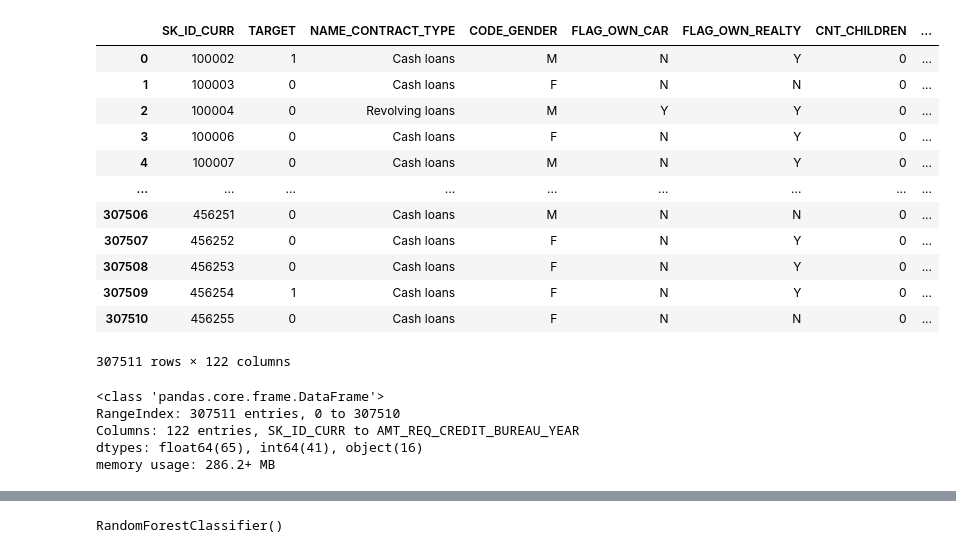
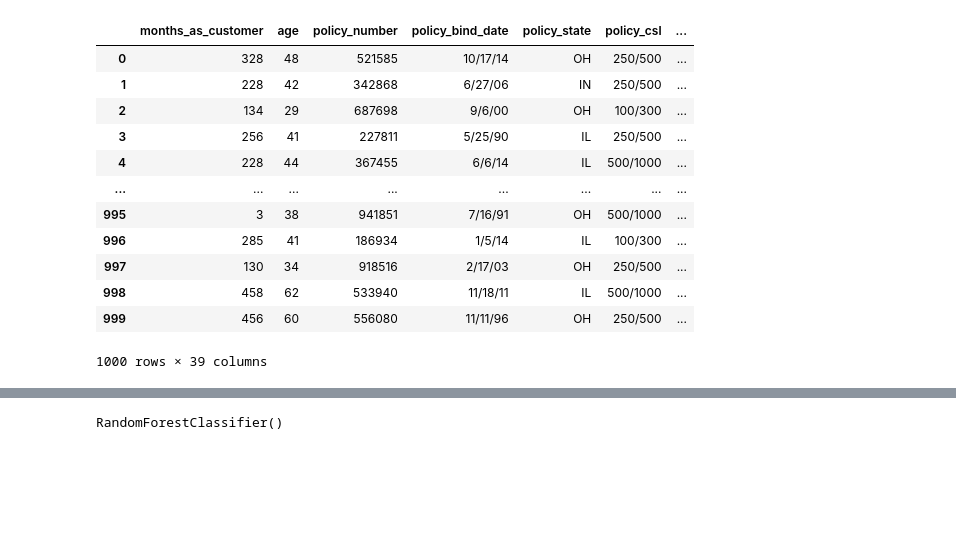
Before and after one commit to mudnighrs/Fraud_Detection, a Jupyter notebook: Fraud_DetectionPART2.ipynb, the cells around one changed output, grey strips where cells are left out. Cells and saved outputs as stored; diff of their text form; code cells hidden in the pictures; blank space fills up the shorter version.

```diff
--- a/Fraud_DetectionPART2.ipynb
+++ b/Fraud_DetectionPART2.ipynb
@@ -6,27 +6,19 @@ import pandas as pd
 import matplotlib.pyplot as plt
 import sklearn
 # %%
-df=pd.read_csv("/Users/lakshayasinghtanwar/Desktop/ESElab/credit_card.csv")
+df=pd.read_csv("/Users/lakshayasinghtanwar/Desktop/ESElab/insurance.csv")
 df
 # %% [output]
-|  | SK_ID_CURR | TARGET | NAME_CONTRACT_TYPE | CODE_GENDER | FLAG_OWN_CAR | FLAG_OWN_REALTY | CNT_CHILDREN | ... |
-| 0 | 100002 | 1 | Cash loans | M | N | Y | 0 | ... |
-| 1 | 100003 | 0 | Cash loans | F | N | N | 0 | ... |
-| 2 | 100004 | 0 | Revolving loans | M | Y | Y | 0 | ... |
-| 3 | 100006 | 0 | Cash loans | F | N | Y | 0 | ... |
-| 4 | 100007 | 0 | Cash loans | M | N | Y | 0 | ... |
-| ... | ... | ... | ... | ... | ... | ... | ... | ... |
-| 307506 | 456251 | 0 | Cash loans | M | N | N | 0 | ... |
-| 307507 | 456252 | 0 | Cash loans | F | N | Y | 0 | ... |
-| 307508 | 456253 | 0 | Cash loans | F | N | Y | 0 | ... |
-| 307509 | 456254 | 1 | Cash loans | F | N | Y | 0 | ... |
-| 307510 | 456255 | 0 | Cash loans | F | N | N | 0 | ... |
+|  | months_as_customer | age | policy_number | policy_bind_date | policy_state | policy_csl | ... |
+| 0 | 328 | 48 | 521585 | 10/17/14 | OH | 250/500 | ... |
+| 1 | 228 | 42 | 342868 | 6/27/06 | IN | 250/500 | ... |
+| 2 | 134 | 29 | 687698 | 9/6/00 | OH | 100/300 | ... |
+| 3 | 256 | 41 | 227811 | 5/25/90 | IL | 250/500 | ... |
+| 4 | 228 | 44 | 367455 | 6/6/14 | IL | 500/1000 | ... |
+| ... | ... | ... | ... | ... | ... | ... | ... |
+| 995 | 3 | 38 | 941851 | 7/16/91 | OH | 500/1000 | ... |
+| 996 | 285 | 41 | 186934 | 1/5/14 | IL | 100/300 | ... |
+| 997 | 130 | 34 | 918516 | 2/17/03 | OH | 250/500 | ... |
+| 998 | 458 | 62 | 533940 | 11/18/11 | IL | 500/1000 | ... |
+| 999 | 456 | 60 | 556080 | 11/11/96 | OH | 250/500 | ... |
-307511 rows × 122 columns
+1000 rows × 39 columns
-# %%
-df.info()
-# %% [output]
-<class 'pandas.core.frame.DataFrame'>
-RangeIndex: 307511 entries, 0 to 307510
-Columns: 122 entries, SK_ID_CURR to AMT_REQ_CREDIT_BUREAU_YEAR
-dtypes: float64(65), int64(41), object(16)
-memory usage: 286.2+ MB
```
Also changed, not shown: parts of 39 cells of this notebook.
